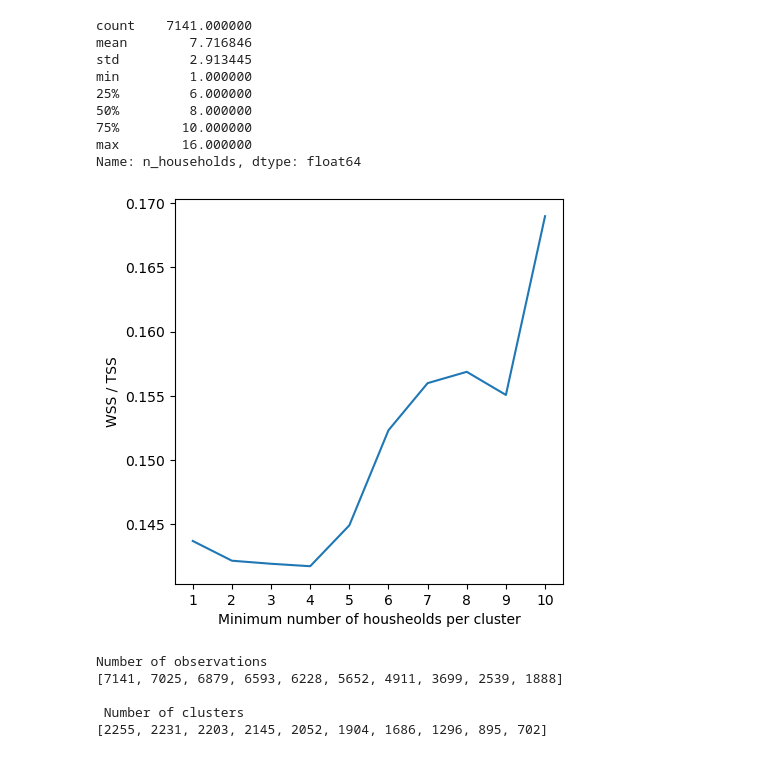
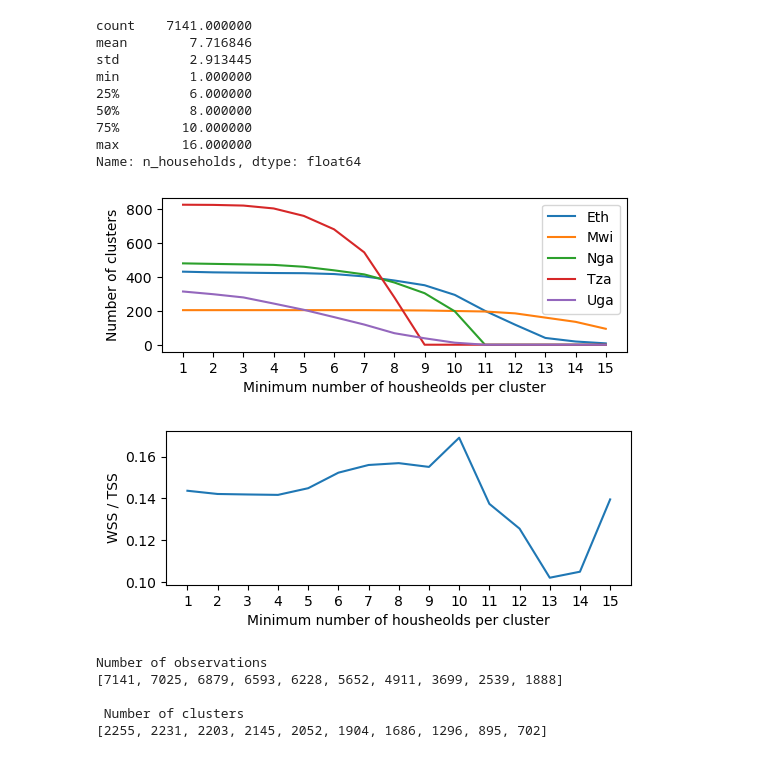
Before and after one commit to nateso/predicting_poverty, a Jupyter notebook: analysis/08_descriptive_statistics.ipynb, the cells around one changed output. Cells and saved outputs as stored; diff of their text form; code cells hidden in the pictures.

```diff
--- a/analysis/08_descriptive_statistics.ipynb
+++ b/analysis/08_descriptive_statistics.ipynb
@@ -100,9 +125,10 @@ max        16.000000
 Name: n_households, dtype: float64
 # %%
 # Within variance in relation to the number of households per cluster
-thresholds = [1,2,3,4,5,6,7,8,9,10]
+thresholds = [1,2,3,4,5,6,7,8,9,10,11,12,13,14,15]
 n = []
 n_clusters = []
+n_clusters_cntry = []
 variance_share = []
 for i in thresholds:
     sub_df = lsms_df[lsms_df.n_households >= i].reset_index(drop = True)
@@ -110,3 +136,5 @@ for i in thresholds:
     variance_share.append(SSW/SST)
     n.append(len(sub_df))
     n_clusters.append(len(np.unique(sub_df.cluster_id)))
+    n_country = sub_df.groupby('country')['cluster_id'].nunique()
+    n_clusters_cntry.append(n_country)
@@ -113,13 +145,28 @@ for i in thresholds:
+# %%
+plt.figure(figsize = (6,2))
+plt.plot(n_clusters_cntry_df['n_households'], n_clusters_cntry_df['eth'],label = 'Eth')
+plt.plot(n_clusters_cntry_df['n_households'], n_clusters_cntry_df['mwi'],label = 'Mwi')
+plt.plot(n_clusters_cntry_df['n_households'], n_clusters_cntry_df['nga'],label = 'Nga')
+plt.plot(n_clusters_cntry_df['n_households'], n_clusters_cntry_df['tza'],label = 'Tza')
+plt.plot(n_clusters_cntry_df['n_households'], n_clusters_cntry_df['uga'],label = 'Uga')
+plt.legend()
+plt.xticks(ticks = thresholds)
+plt.xlabel("Minimum number of housheolds per cluster")
+plt.ylabel('Number of clusters')
+plt.savefig("../figures/target_vars/number_of_clusters_vs_households.png", dpi = 300, bbox_inches = 'tight')
+plt.show()
+# %% [output]
+[figure, added]
 # %%
-plt.figure(figsize = (5,5))
+plt.figure(figsize = (6,2))
 plt.plot(thresholds, variance_share)
 plt.xticks(ticks = thresholds)
 plt.xlabel("Minimum number of housheolds per cluster")
 plt.ylabel('WSS / TSS')
 plt.savefig("../figures/target_vars/share_WSS.png", dpi = 300, bbox_inches = 'tight')
 plt.show()
 # %% [output]
-[figure, old version]
+[figure, new version]
 # %%
 print('Number of observations')
 print(n)
```
Also changed, not shown: parts of 13 cells of this notebook, 4 other files.
